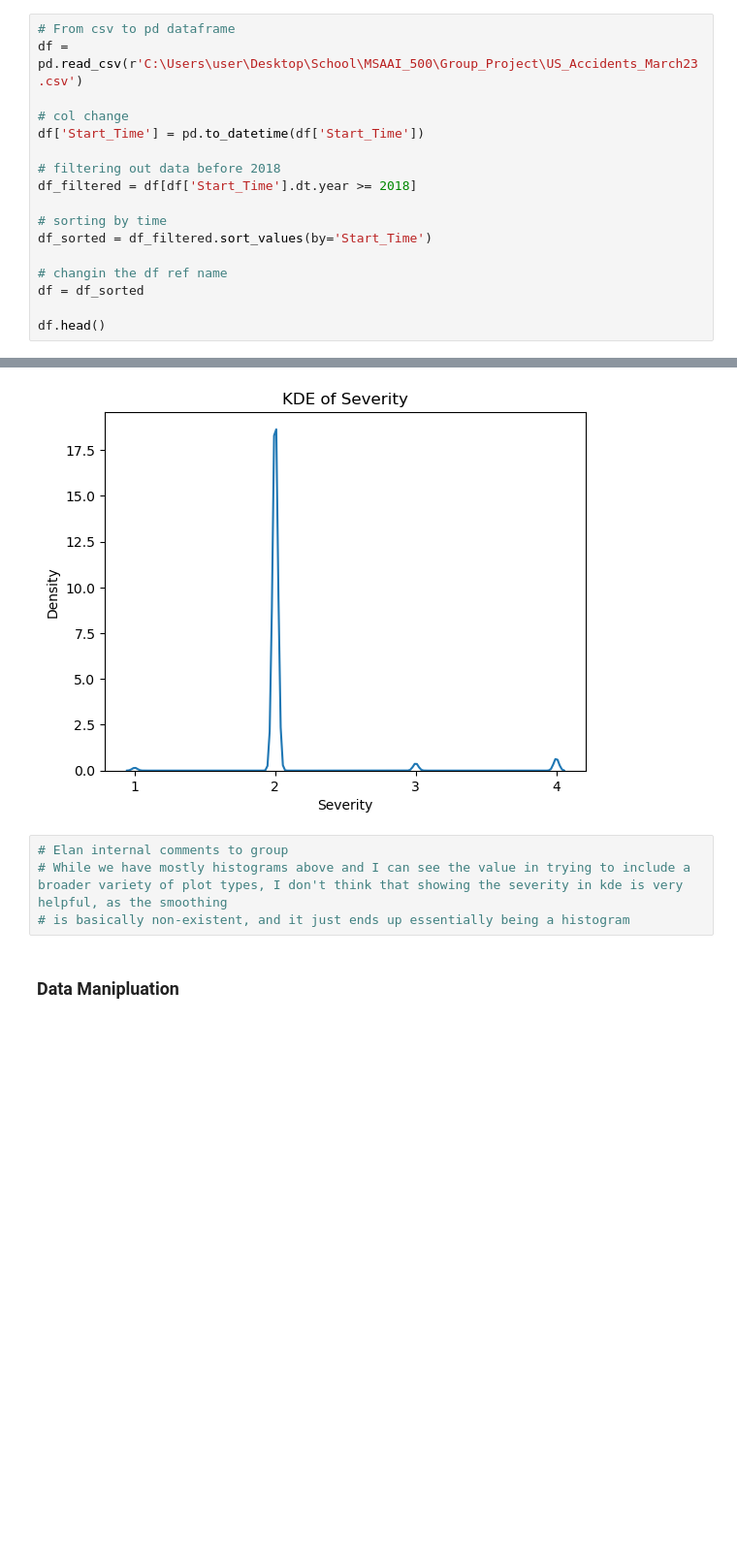
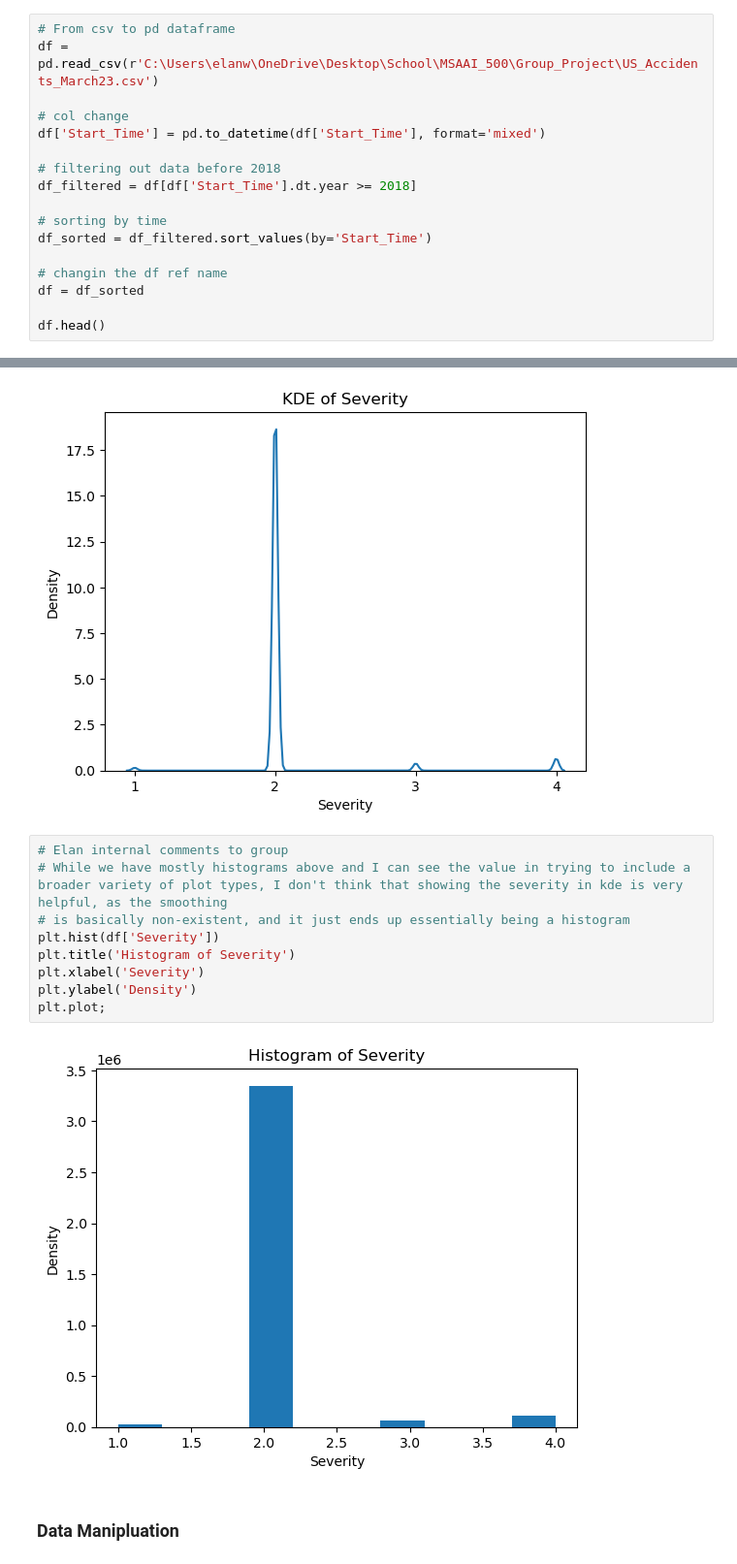
Before and after one commit to parchrist/MSAAI_500-01_Group_Final, a Jupyter notebook: US_Accidents_Technical_Report_V3.ipynb, the cells around one changed output, grey strips where cells are left out. Shown at 97% size. Cells and saved outputs as stored; diff of their text form; blank space fills up the shorter version.

Commit message:
had to add mixed to time conversion, otherwise was getting error, added hists and bar charts for severity, weather conditions, and environmental features

```diff
--- a/US_Accidents_Technical_Report_V3.ipynb
+++ b/US_Accidents_Technical_Report_V3.ipynb
@@ -26,10 +26,10 @@ import plotly.graph_objects as go
 import scipy.stats as stats
 # %%
 # From csv to pd dataframe
-df = pd.read_csv(r'C:\Users\user\Desktop\School\MSAAI_500\Group_Project\US_Accidents_March23.csv')
+df = pd.read_csv(r'C:\Users\elanw\OneDrive\Desktop\School\MSAAI_500\Group_Project\US_Accidents_March23.csv')
 
 # col change
-df['Start_Time'] = pd.to_datetime(df['Start_Time'])
+df['Start_Time'] = pd.to_datetime(df['Start_Time'], format='mixed')
 
 # filtering out data before 2018
 df_filtered = df[df['Start_Time'].dt.year >= 2018]
@@ -432,7 +432,14 @@ plt.show()
 # %%
 # Elan internal comments to group
 # While we have mostly histograms above and I can see the value in trying to include a broader variety of plot types, I don't think that showing the severity in kde is very helpful, as the smoothing
 # is basically non-existent, and it just ends up essentially being a histogram
+plt.hist(df['Severity'])
+plt.title('Histogram of Severity')
+plt.xlabel('Severity')
+plt.ylabel('Density')
+plt.plot;
+# %% [output]
+[figure, added]
 # %% [markdown]
 ### Data Manipluation
 # %% [markdown]
```
Also changed, not shown: parts of 6 cells of this notebook.
